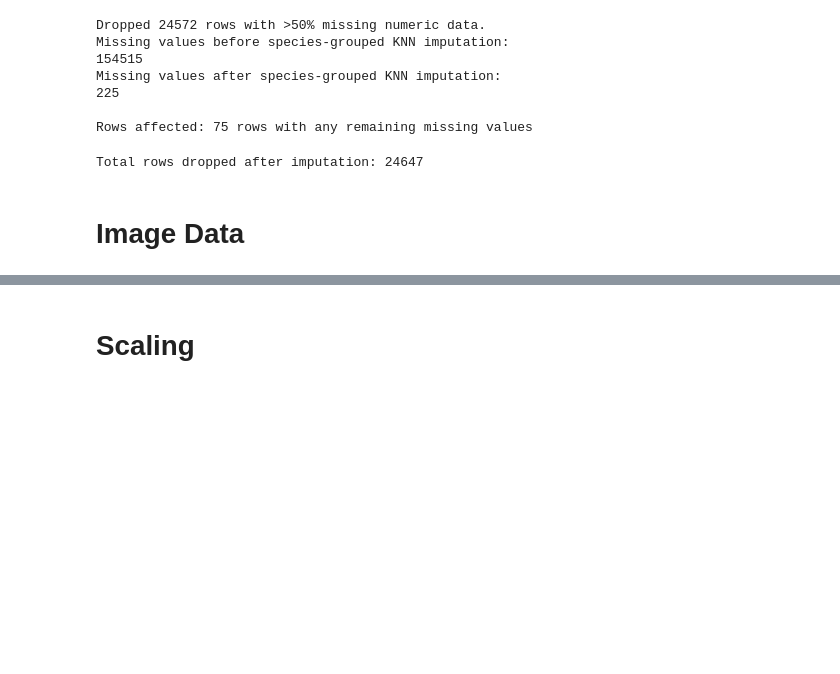
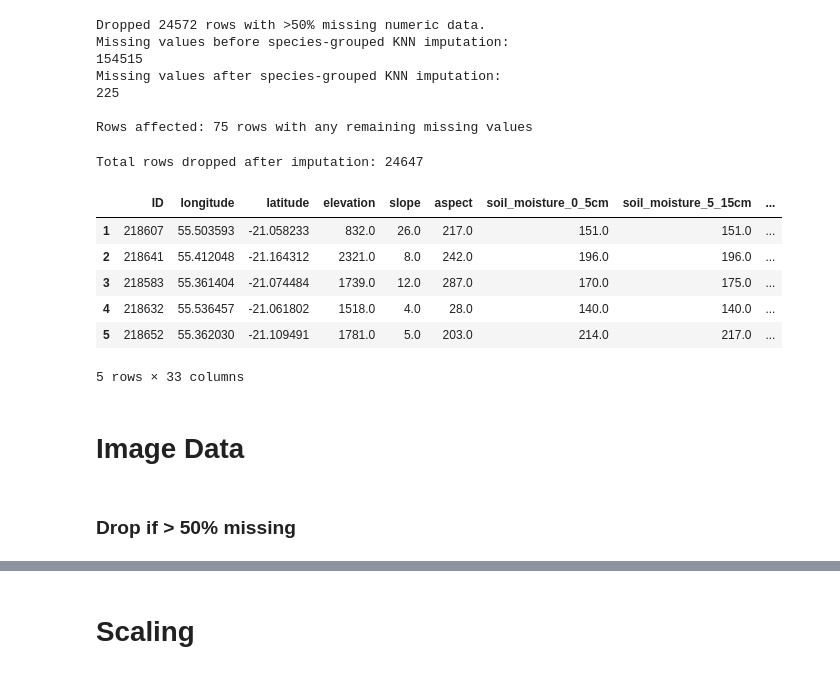
Before and after one commit to awilliams101111/dst-group-work, a Jupyter notebook: GlobalGeoTree/DPP-AW.ipynb, the cells around one changed output, grey strips where cells are left out. Drawn from its saved outputs; the diff is of its cells as text; code cells hidden in the pictures; blank space fills up the shorter version.

```diff
--- a/GlobalGeoTree/DPP-AW.ipynb
+++ b/GlobalGeoTree/DPP-AW.ipynb
@@ -206,12 +207,11 @@ numericCols = [col for col in df.columns if col not in levelVars + ['ID', 'imgDa
 def impute_species_group(group):
     """Impute missing values within a species group"""
     group = group.copy()
+    #group['level3_species'] = group.name
 
     # Skip groups that are too small
     if group.shape[0] < 6:
         return group
-
-
 
 
     # Define numeric columns within this function to avoid scope issues
@@ -237,7 +237,14 @@ def impute_species_group(group):
 print("Missing values before species-grouped KNN imputation:")
 print(df[numericCols].isna().sum().sum())
 
-df = df.groupby('level3_species', group_keys=False).apply(impute_species_group, include_groups=False)
+#df = (
+#     df
+#     .set_index('level3_species', drop=False)
+#     .groupby('level3_species', group_keys=False)
+#     .apply(impute_species_group)
+# )
+
+df = df.groupby('level3_species', group_keys=False).apply(impute_species_group, include_groups=True)
 
 # Verify imputation results
 print("Missing values after species-grouped KNN imputation:")
@@ -254,9 +261,20 @@ Rows affected: 75 rows with any remaining missing values
 # %%
 # drop rows that still have any missing numeric data
 df = df.dropna(subset=numericCols)
 
 print(f'Total rows dropped after imputation: {intialDFShape[0] - df.shape[0]}')
+
+df.head()
 # %% [output]
 Total rows dropped after imputation: 24647
+|  | ID | longitude | latitude | elevation | slope | aspect | soil_moisture_0_5cm | soil_moisture_5_15cm | ... |
+| 1 | 218607 | 55.503593 | -21.058233 | 832.0 | 26.0 | 217.0 | 151.0 | 151.0 | ... |
+| 2 | 218641 | 55.412048 | -21.164312 | 2321.0 | 8.0 | 242.0 | 196.0 | 196.0 | ... |
+| 3 | 218583 | 55.361404 | -21.074484 | 1739.0 | 12.0 | 287.0 | 170.0 | 175.0 | ... |
+| 4 | 218632 | 55.536457 | -21.061802 | 1518.0 | 4.0 | 28.0 | 140.0 | 140.0 | ... |
+| 5 | 218652 | 55.362030 | -21.109491 | 1781.0 | 5.0 | 203.0 | 214.0 | 217.0 | ... |
+5 rows × 33 columns
 # %% [markdown]
 # Image Data
+# %% [markdown]
+### Drop if > 50% missing
```
Also changed, not shown: parts of 18 cells of this notebook.
